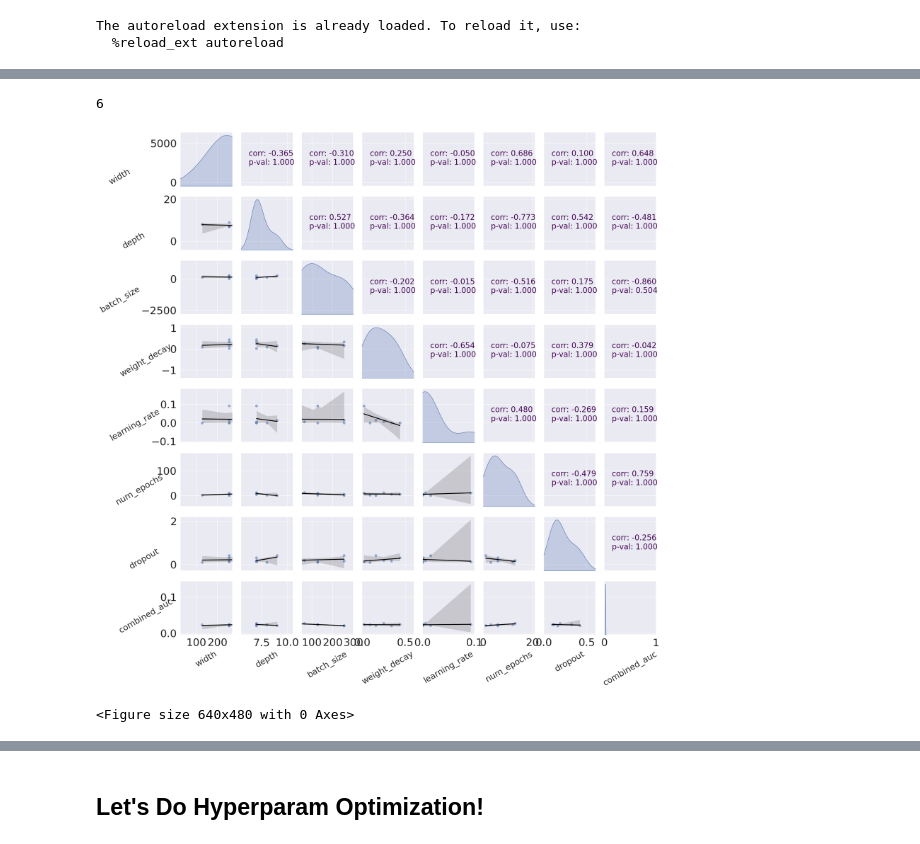
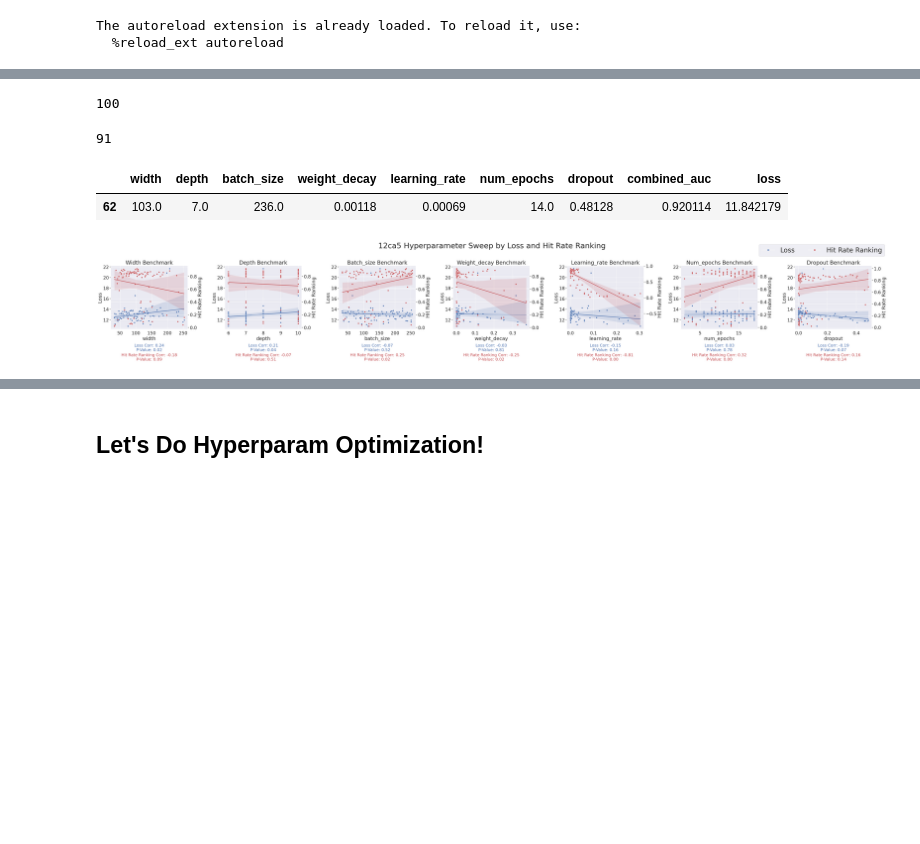
Before and after one commit to YitongTseo/ml_phage_display, a Jupyter notebook: FSup_Hyperparam_Search.ipynb, the cells around one changed output, grey strips where cells are left out. Saved outputs shown, nothing was run; the diff lists cells and outputs as text; code cells hidden in the pictures; blank space fills up the shorter version.

```diff
--- a/FSup_Hyperparam_Search.ipynb
+++ b/FSup_Hyperparam_Search.ipynb
@@ -164,8 +177,74 @@ SAVE_DF
 # %%
-deduped_df = SAVE_DF.drop_duplicates(subset=['width', 'depth', 'batch_size', 'weight_decay', 'learning_rate', 'num_epochs', 'dropout'])
+deduped_df = SAVE_DF.drop_duplicates(subset=['width', 'depth', 'batch_size', 'weight_decay', 'learning_rate', 'num_epochs', 'dropout', 'loss'])
 print(len(deduped_df))
-draw_custom_pairplot(deduped_df)
 # %% [output]
-6
+100
-[figure, removed]
-<Figure size 640x480 with 0 Axes>
+# %%
+from scipy import stats
+
+# Filter outliers (especially important for loss)
+deduped_df = deduped_df[(np.abs(stats.zscore(deduped_df)) < 3).all(axis=1)]
+len(deduped_df)
+# %% [output]
+91
+# %%
+deduped_df[deduped_df['combined_auc'] == deduped_df.max()['combined_auc']]
+# %% [output]
+|  | width | depth | batch_size | weight_decay | learning_rate | num_epochs | dropout | combined_auc | loss |
+| 62 | 103.0 | 7.0 | 236.0 | 0.00118 | 0.00069 | 14.0 | 0.48128 | 0.920114 | 11.842179 |
+# %%
+import seaborn as sns
+from scipy.stats import pearsonr
+import numpy as np
+import matplotlib.pyplot as plt
+
+# List of columns to plot against (loss, combined_auc)
+plot_cols = ['width', 'depth', 'batch_size', 'weight_decay', 'learning_rate', 'num_epochs', 'dropout']
+sns.set(rc={'axes.labelsize': 22, 'xtick.labelsize': 20, 'ytick.labelsize': 20, 'legend.fontsize': 22})
+
+columns = 7
+z_cutoff = 1
+fig, axes = plt.subplots(ncols=columns, nrows=int(np.ceil(len(plot_cols) / columns)), figsize=(50, 10))
+plt.subplots_adjust(wspace=0.5, hspace=3)  # Increase the vertical space between subplots
+
+legend_elements = {
+    'Loss': plt.Line2D([0], [0], marker='o', color='w', label='Loss', markerfacecolor='b', markersize=8),
+    'Hit Rate Ranking': plt.Line2D([0], [0], marker='o', color='w', label='Hit Rate Ranking', markerfacecolor='r', markersize=8)
+}
+
+for i, ax in enumerate(axes.flatten()):
+    if i >= len(plot_cols):
+        print('we skipping? ', i)
+        continue
+    col = plot_cols[i]
+
+    ax = sns.scatterplot(data=deduped_df, x=col, y='loss', color='b', ax=ax)
+
+    ax_combined_auc = ax.twinx()
+    ax_combined_auc = sns.scatterplot(data=deduped_df, x=col, y='combined_auc', color='r', ax=ax_combined_auc)
+
+    sns.regplot(data=deduped_df, x=col, y='loss', scatter=False, ci=99, color='b', ax=ax)
+    sns.regplot(data=deduped_df, x=col, y='combined_auc', scatter=False, ci=99, color='r', ax=ax_combined_auc)
+
+    ax.set_ylabel('Loss')
+    ax_combined_auc.set_ylabel('Hit Rate Ranking')
+    ax.set_title(f'{col.capitalize()} Benchmark', fontsize=24)
+
+    corr_loss, pval_loss = pearsonr(deduped_df[col], deduped_df['loss'])
+    corr_combined_auc, pval_combined_auc = pearsonr(deduped_df[col], deduped_df['combined_auc'])
+
+    ax.annotate(f'Loss Corr: {corr_loss:.2f}\nP-Value: {pval_loss:.2f}',
+                xy=(0.5, -0.35), xycoords='axes fraction', ha='center', fontsize=18, color='b')
+
+    ax_combined_auc.annotate(f'Hit Rate Ranking Corr: {corr_combined_auc:.2f}\nP-Value: {pval_combined_auc:.2f}',
+                             xy=(0.5, -0.50), xycoords='axes fraction', ha='center', fontsize=18, color='r')
+
+fig.suptitle(f'{protein_of_interest} Hyperparameter Sweep by Loss and Hit Rate Ranking', fontsize=34)
+
+# Create a separate legend outside the subplots and position it below them
+fig.legend(handles=list(legend_elements.values()), labels=list(legend_elements.keys()), loc='upper right', fontsize=30, ncol=2)
+
+plt.tight_layout(rect=[0, 0.03, 1, 0.95])
+plt.show()
+# %% [output]
+[figure, added]
```
Also changed, not shown: parts of 8 cells of this notebook.
